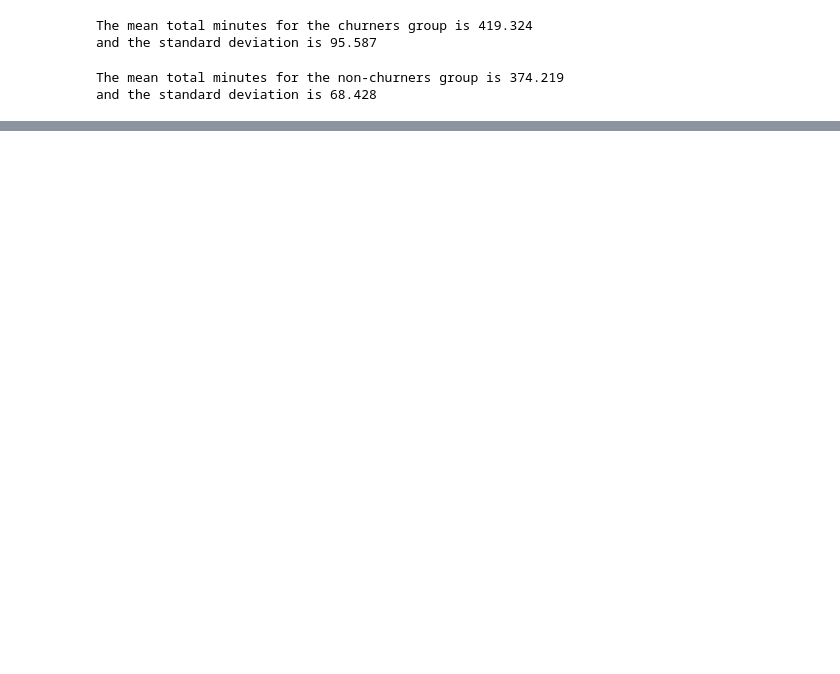
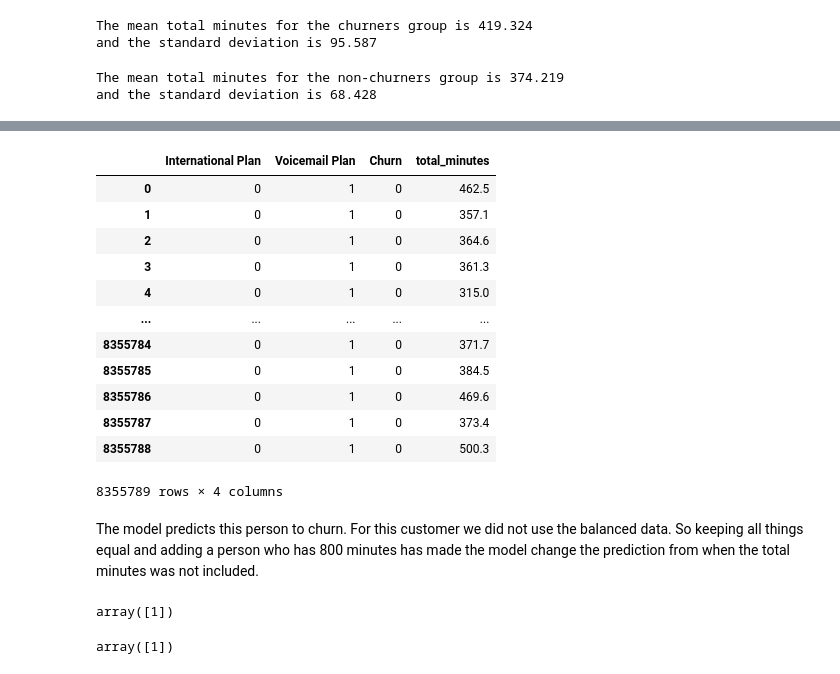
Before and after one commit to ryslipe/naive_bayes_classifier, a Jupyter notebook: notebooks/01_load_and_validate_raw_data.ipynb, the cells around one changed output, grey strips where cells are left out. Drawn from its saved outputs; the diff is of its cells as text; code cells hidden in the pictures; blank space fills up the shorter version.

```diff
--- a/notebooks/01_load_and_validate_raw_data.ipynb
+++ b/notebooks/01_load_and_validate_raw_data.ipynb
@@ -608,0 +642,3 @@ and the standard deviation is 68.428
+# %%
+df2['International Plan'] = df2['International Plan'].map({'yes': 1, 'no': 0})
+df2['Voicemail Plan'] = df2['Voicemail Plan'].map({'yes': 1, 'no': 0})
@@ -608,0 +656,18 @@ and the standard deviation is 68.428
+# %%
+gaussian_df = pd.merge(df2, df_total_mins, on='Churn')
+# %%
+gaussian_df
+# %% [output]
+|  | International Plan | Voicemail Plan | Churn | total_minutes |
+| 0 | 0 | 1 | 0 | 462.5 |
+| 1 | 0 | 1 | 0 | 357.1 |
+| 2 | 0 | 1 | 0 | 364.6 |
+| 3 | 0 | 1 | 0 | 361.3 |
+| 4 | 0 | 1 | 0 | 315.0 |
+| ... | ... | ... | ... | ... |
+| 8355784 | 0 | 1 | 0 | 371.7 |
+| 8355785 | 0 | 1 | 0 | 384.5 |
+| 8355786 | 0 | 1 | 0 | 469.6 |
+| 8355787 | 0 | 1 | 0 | 373.4 |
+| 8355788 | 0 | 1 | 0 | 500.3 |
+8355789 rows × 4 columns
@@ -608,0 +688,7 @@ and the standard deviation is 68.428
+# %% [markdown]
+The model predicts this person to churn. For this customer we did not use the balanced data. So keeping all things equal and adding a person who has 800 minutes has made the model change the prediction from when the total minutes was not included.
+# %%
+# prediction for both plans and 800 minutes is churn = True
+gaussian_model.predict(new_customer_800)
+# %% [output]
+array([1])
@@ -608,0 +701,4 @@ and the standard deviation is 68.428
+# %%
+gaussian_model.predict(new_customer_100)
+# %% [output]
+array([1])
```
Also changed, not shown: parts of 14 cells of this notebook, 1 other file.
